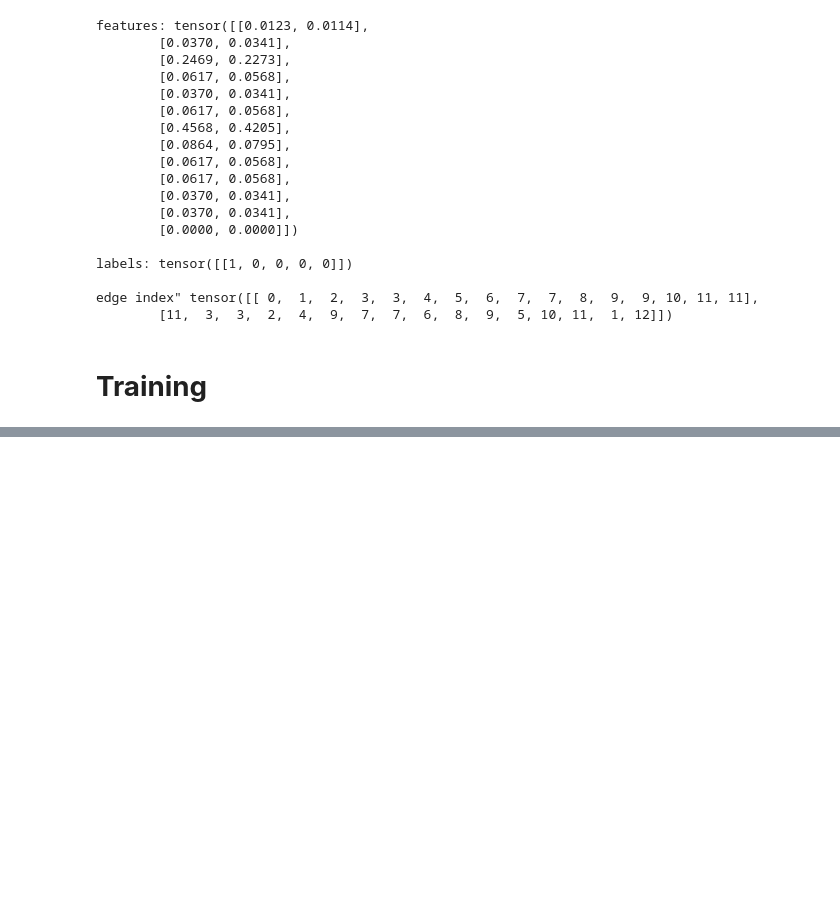
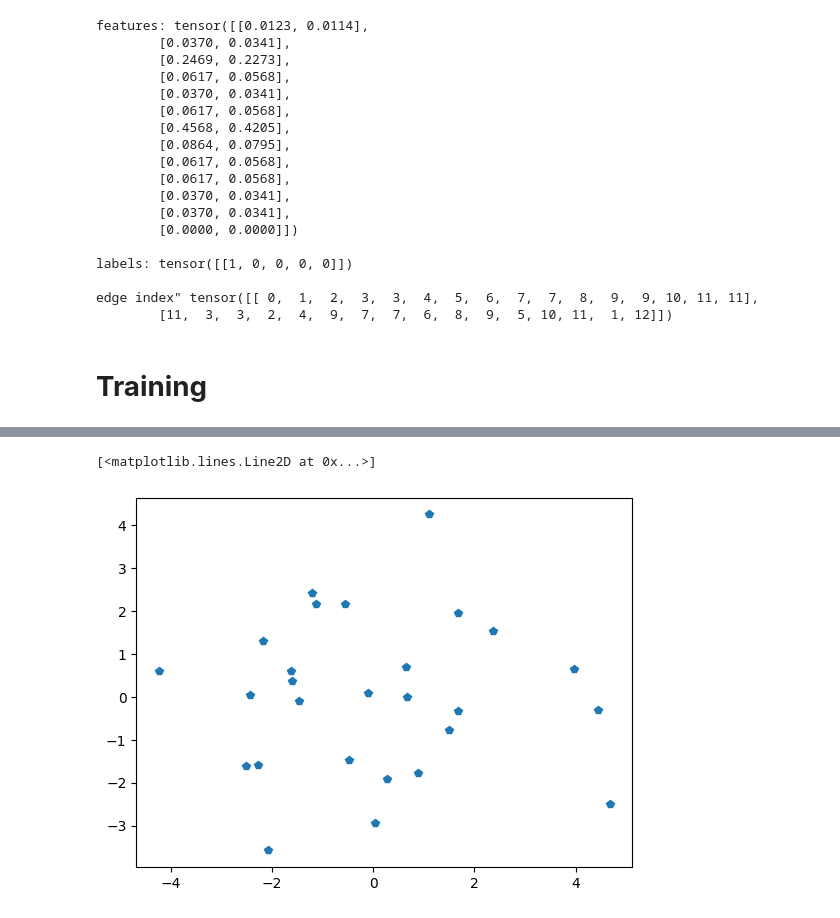
Before and after one commit to TreeinRandomForest/gnnexamples, a Jupyter notebook: nbs/GNN_Reza.ipynb, the cells around one changed output, grey strips where cells are left out. Saved outputs shown, nothing was run; the diff lists cells and outputs as text; code cells hidden in the pictures; blank space fills up the shorter version.

```diff
--- a/nbs/GNN_Reza.ipynb
+++ b/nbs/GNN_Reza.ipynb
@@ -673,0 +940,5 @@ Epoch: 951, Train Loss: 0.001918133782237419, Test Avg. Accuracy: 0.0
+# %%
+plt.plot(emb_pca[:,0], emb_pca[:, 1], 'p')
+# %% [output]
+[<matplotlib.lines.Line2D at 0x...>]
+[figure, added]
```
Also changed, not shown: parts of 22 cells of this notebook.
